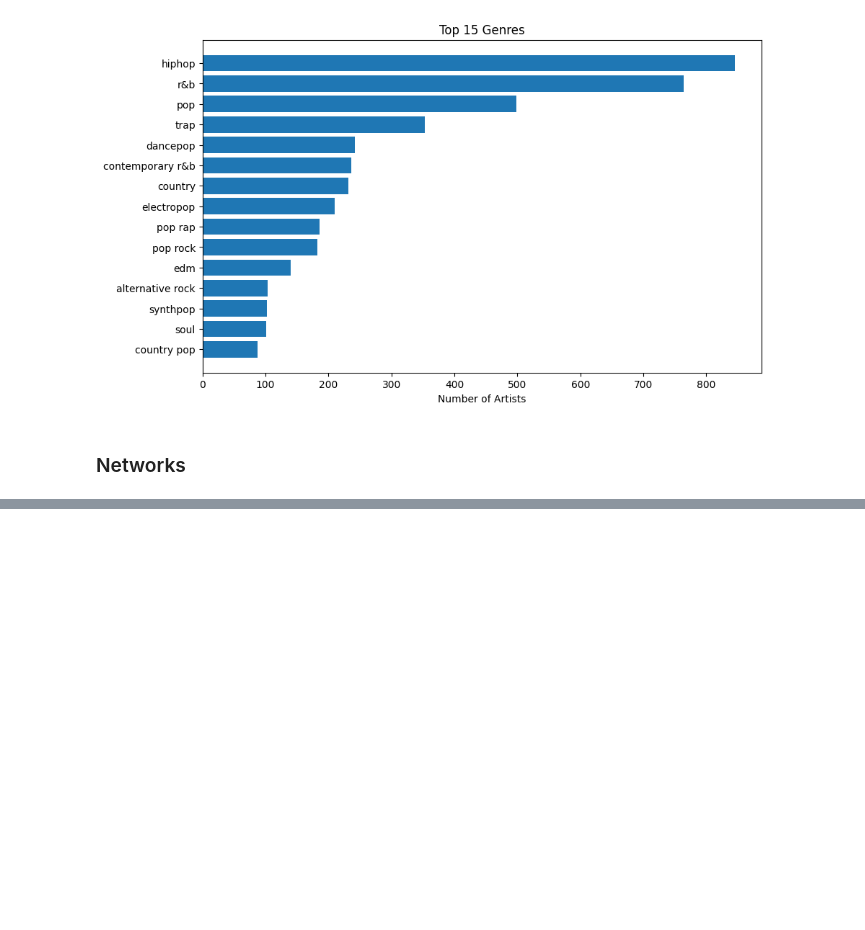
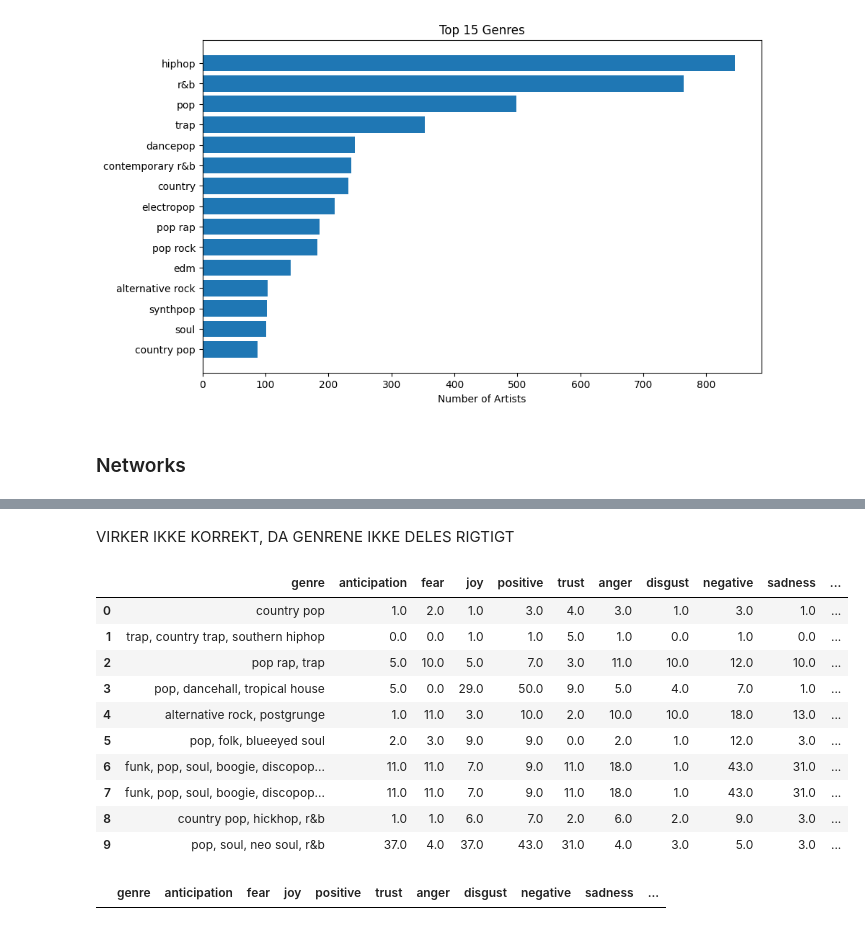
Before and after one commit to wkandersen/02807-computational-data-science, a Jupyter notebook: project_J.ipynb, the cells around one changed output, grey strips where cells are left out. Cells and saved outputs as stored; diff of their text form; code cells hidden in the pictures; blank space fills up the shorter version.

```diff
--- a/project_J.ipynb
+++ b/project_J.ipynb
@@ -186,3 +182,52 @@ print(emotion_overall)
+# %% [markdown]
+VIRKER IKKE KORREKT, DA GENRENE IKKE DELES RIGTIGT
+# %%
+# List of emotion columns
+emotion_cols = ['anticipation','fear','joy','positive','trust',
+                'anger','disgust','negative','sadness','surprise']
+
+cols_to_use = ['genre'] + emotion_cols
+
+# If 'genre' contains lists, explode them so each genre is a hashable scalar for grouping
+df_emotions_genre = df_songs_with_emotions[cols_to_use].explode('genre')
+
+# Remove empty / NaN genres if any
+df_emotions_genre = df_emotions_genre[df_emotions_genre['genre'].notna()]
+
+## Get mean emotion counts per genre
+gen = list(genre_counts.keys())
+
+# Create a new DataFrame to hold the mean emotion counts per genre
+df_emotions_by_genre = pd.DataFrame(columns=['genre'] + emotion_cols)
+for g in gen:
+    df_genre = df_emotions_genre[df_emotions_genre['genre'] == g]
+    mean_values = df_genre[emotion_cols].mean()
+    mean_values['genre'] = g
+    df_emotions_by_genre = pd.concat([df_emotions_by_genre, pd.DataFrame([mean_values])], ignore_index=True)
+
+
+# Group by genre and compute mean for each emotion
+# df_emotions_by_genre = df_emotions_genre.groupby('genre')[emotion_cols].mean().reset_index()
+
+# Show result
+# %% [output]
+|  | genre | anticipation | fear | joy | positive | trust | anger | disgust | negative | sadness | ... |
+| 0 | country pop | 1.0 | 2.0 | 1.0 | 3.0 | 4.0 | 3.0 | 1.0 | 3.0 | 1.0 | ... |
+| 1 | trap, country trap, southern hiphop | 0.0 | 0.0 | 1.0 | 1.0 | 5.0 | 1.0 | 0.0 | 1.0 | 0.0 | ... |
+| 2 | pop rap, trap | 5.0 | 10.0 | 5.0 | 7.0 | 3.0 | 11.0 | 10.0 | 12.0 | 10.0 | ... |
+| 3 | pop, dancehall, tropical house | 5.0 | 0.0 | 29.0 | 50.0 | 9.0 | 5.0 | 4.0 | 7.0 | 1.0 | ... |
+| 4 | alternative rock, postgrunge | 1.0 | 11.0 | 3.0 | 10.0 | 2.0 | 10.0 | 10.0 | 18.0 | 13.0 | ... |
+| 5 | pop, folk, blueeyed soul | 2.0 | 3.0 | 9.0 | 9.0 | 0.0 | 2.0 | 1.0 | 12.0 | 3.0 | ... |
+| 6 | funk, pop, soul, boogie, discopop... | 11.0 | 11.0 | 7.0 | 9.0 | 11.0 | 18.0 | 1.0 | 43.0 | 31.0 | ... |
+| 7 | funk, pop, soul, boogie, discopop... | 11.0 | 11.0 | 7.0 | 9.0 | 11.0 | 18.0 | 1.0 | 43.0 | 31.0 | ... |
+| 8 | country pop, hickhop, r&b | 1.0 | 1.0 | 6.0 | 7.0 | 2.0 | 6.0 | 2.0 | 9.0 | 3.0 | ... |
+| 9 | pop, soul, neo soul, r&b | 37.0 | 4.0 | 37.0 | 43.0 | 31.0 | 4.0 | 3.0 | 5.0 | 3.0 | ... |
+# %%
+# Most dominant emotion per genre
+df_emotions_by_genre['dominant_emotion'] = df_emotions_by_genre[emotion_cols].idxmax(axis=1)
+df_emotions_by_genre[df_emotions_by_genre['genre'] == 'funk']
+# %% [output]
+|  | genre | anticipation | fear | joy | positive | trust | anger | disgust | negative | sadness | ... |
 # %%
 ## Create graph with genres as nodes and links being the artist with both genres
 G = nx.Graph()
```
Also changed, not shown: parts of 6 cells of this notebook.
